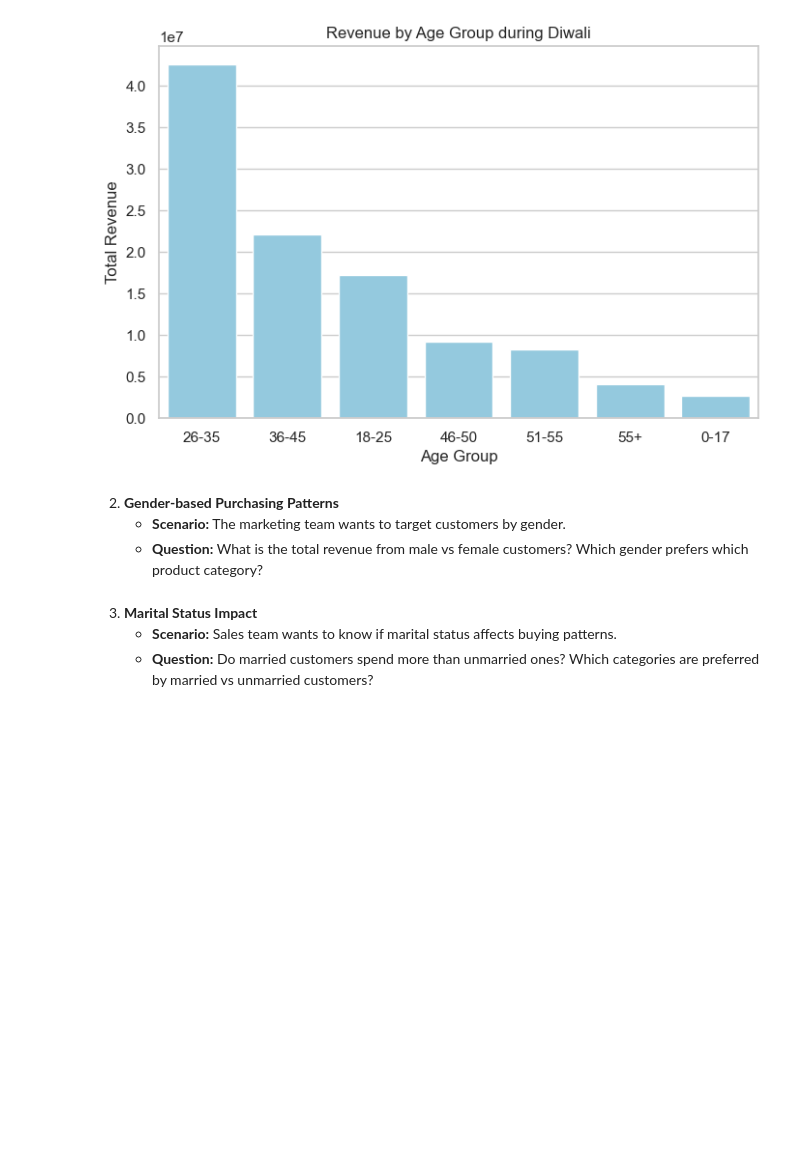
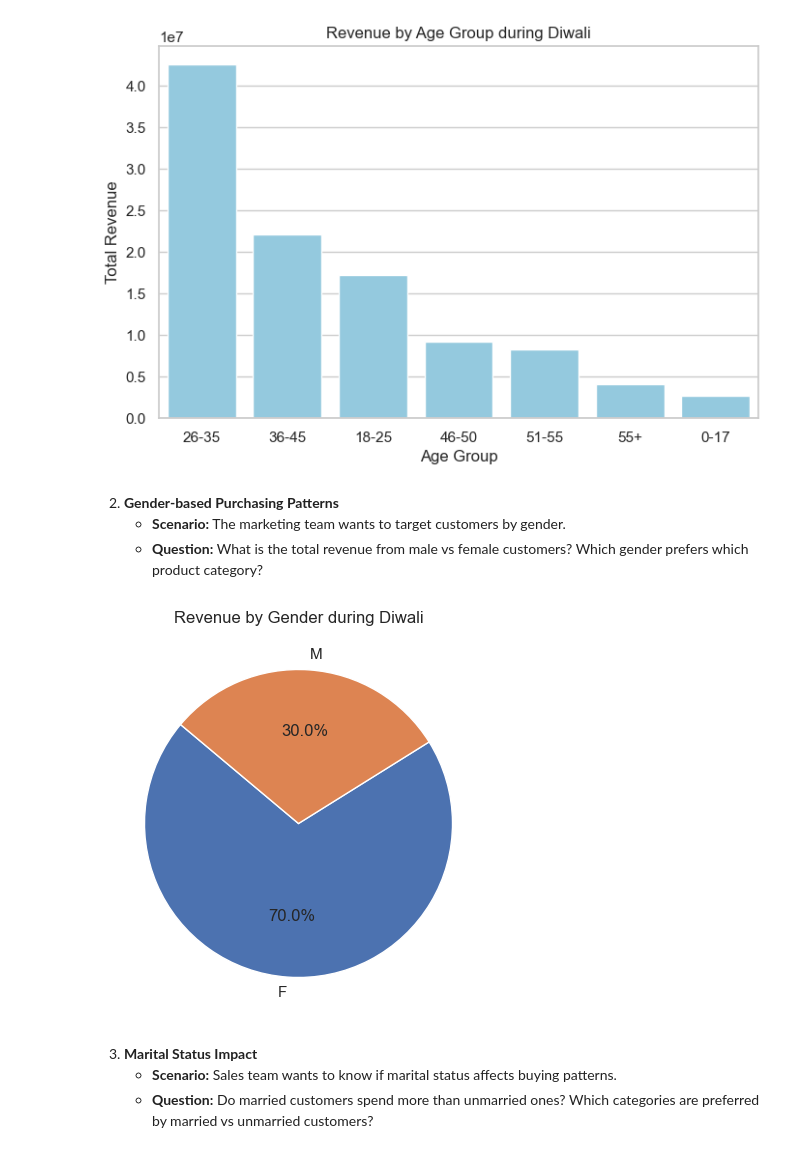
Before and after one commit to prafullwahatule/Diwali-Sales-Analytics-Pyhton, a Jupyter notebook: Notebooks/Diwali-Sales-Analysis.ipynb, the cells around one changed output. Saved outputs shown, nothing was run; the diff lists cells and outputs as text; code cells hidden in the pictures; blank space fills up the shorter version.

```diff
--- a/Notebooks/Diwali-Sales-Analysis.ipynb
+++ b/Notebooks/Diwali-Sales-Analysis.ipynb
@@ -460,6 +460,23 @@ plt.show()
 2. **Gender-based Purchasing Patterns**
    - **Scenario:** The marketing team wants to target customers by gender.
    - **Question:** What is the total revenue from male vs female customers? Which gender prefers which product category?
+# %%
+# Total revenue per age group
+gender_wise_revenue = df.groupby("Gender")["Amount"].sum()
+# gender_wise_revenue
+
+# Visualization
+plt.figure(figsize=(8,5))
+plt.pie(
+    gender_wise_revenue.values,
+    labels=gender_wise_revenue.index,
+    autopct='%1.1f%%',
+    startangle=140
+)
+plt.title("Revenue by Gender during Diwali")
+plt.show()
+# %% [output]
+[figure, added]
 # %% [markdown]
 3. **Marital Status Impact**
    - **Scenario:** Sales team wants to know if marital status affects buying patterns.
```
Also changed, not shown: parts of 3 cells of this notebook, 2 other files.
